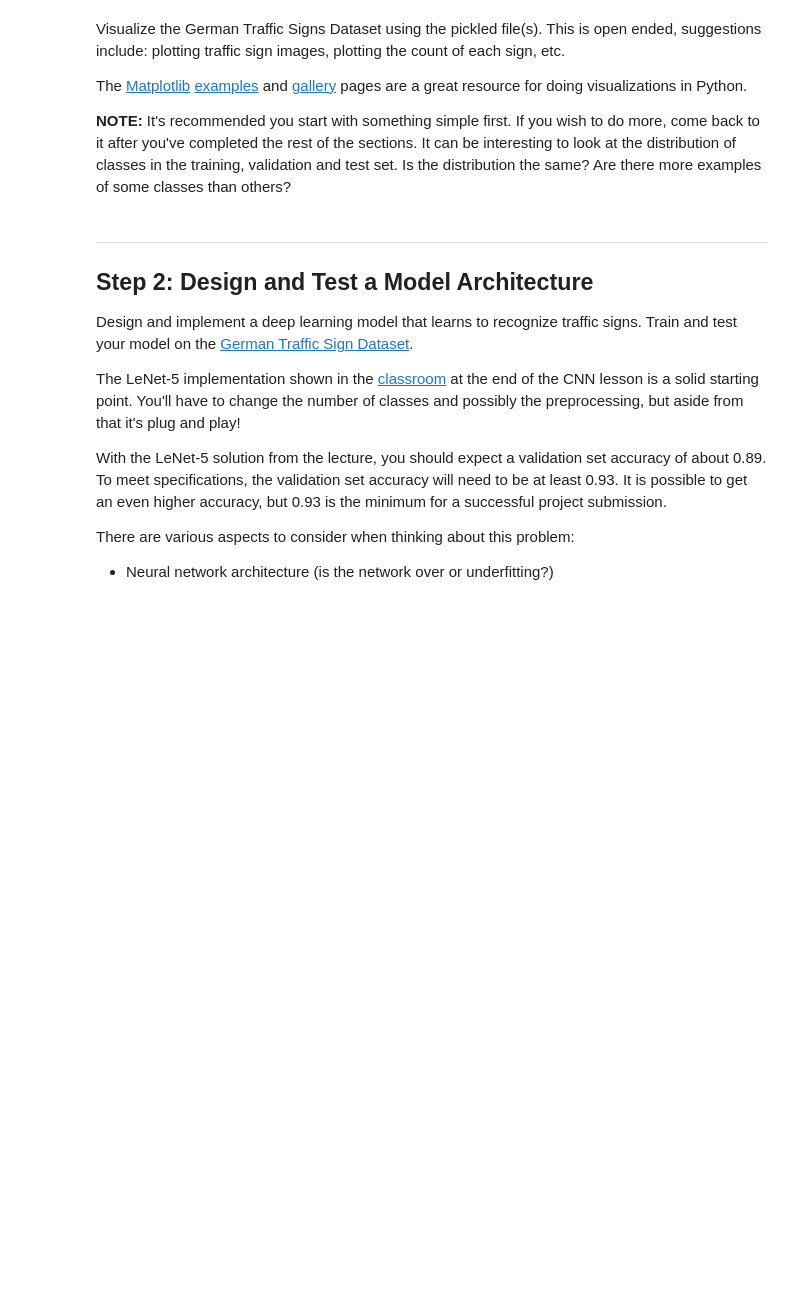
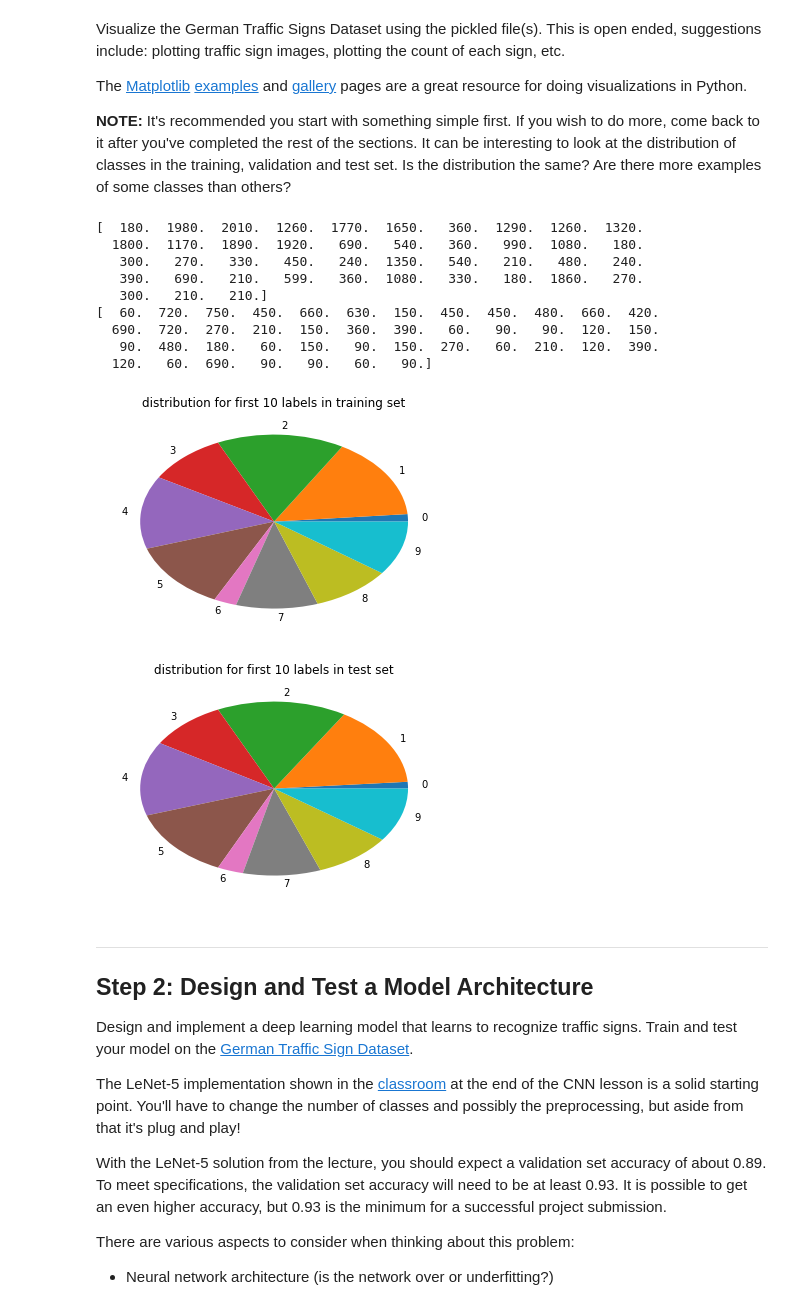
Before and after one commit to zhby99/Self-Driving-Car-Playground-, a Jupyter notebook: Project2/Traffic_Sign_Classifier.ipynb, the cells around one changed output. Drawn from its saved outputs; the diff is of its cells as text; code cells hidden in the pictures; blank space fills up the shorter version.

```diff
--- a/Project2/Traffic_Sign_Classifier.ipynb
+++ b/Project2/Traffic_Sign_Classifier.ipynb
@@ -102,6 +102,38 @@ The [Matplotlib](http://matplotlib.org/) [examples](http://matplotlib.org/exampl
 import matplotlib.pyplot as plt
 # Visualizations will be shown in the notebook.
 %matplotlib inline
+import numpy as np
+count = np.zeros(43)
+for num in y_train:
+    count[num] += 1.0
+count_test = np.zeros(43)
+for num in y_test:
+    count_test[num] += 1.0
+# %%
+print(count)
+print(count_test)
+label = []
+for i in range(43):
+    label.append(i)
+
+plt.pie(count[0:10], labels = label[0:10])
+plt.title('distribution for first 10 labels in training set')
+plt.show()
+plt.pie(count_test[0:10], labels = label[0:10])
+plt.title('distribution for first 10 labels in test set')
+plt.show()
+# %% [output]
+[  180.  1980.  2010.  1260.  1770.  1650.   360.  1290.  1260.  1320.
+  1800.  1170.  1890.  1920.   690.   540.   360.   990.  1080.   180.
+   300.   270.   330.   450.   240.  1350.   540.   210.   480.   240.
+   390.   690.   210.   599.   360.  1080.   330.   180.  1860.   270.
+   300.   210.   210.]
+[  60.  720.  750.  450.  660.  630.  150.  450.  450.  480.  660.  420.
+  690.  720.  270.  210.  150.  360.  390.   60.   90.   90.  120.  150.
+   90.  480.  180.   60.  150.   90.  150.  270.   60.  210.  120.  390.
+  120.   60.  690.   90.   90.   60.   90.]
+[figure, added]
+[figure, added]
 # %% [markdown]
 ----
 
```
Also changed, not shown: parts of 10 cells of this notebook, 10 other files.
